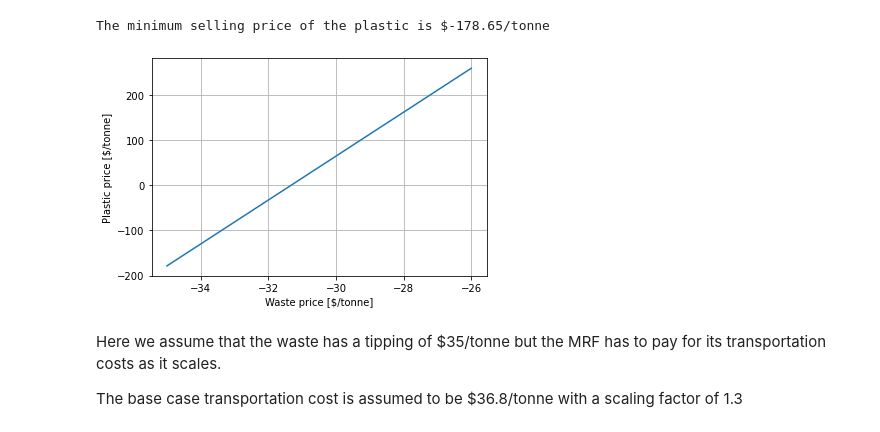
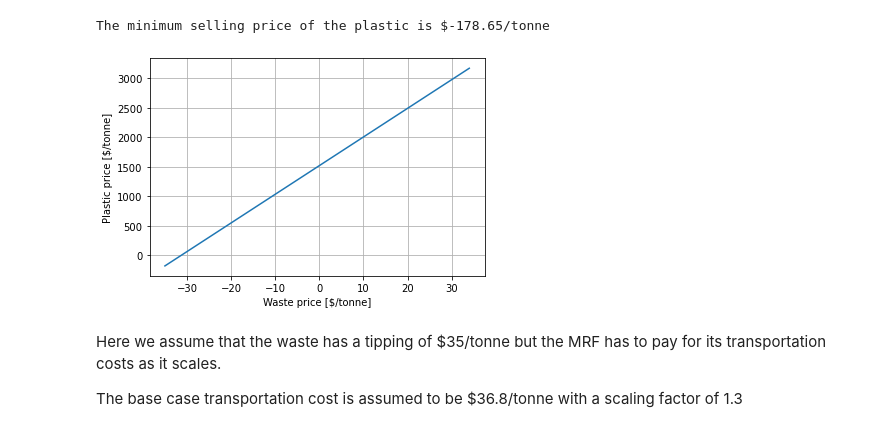
Before and after one commit to markjet7/mrf_economics, a Jupyter notebook: MRF Economics Sep 7.ipynb, the cells around one changed output. Saved outputs shown, nothing was run; the diff lists cells and outputs as text; code cells hidden in the pictures.

```diff
--- a/MRF Economics Sep 7.ipynb
+++ b/MRF Economics Sep 7.ipynb
@@ -156,7 +156,7 @@ plt.show()
 # %% [markdown]
 The waste price is based on an assumed tipping fee of $35/tonne.
 # %%
-waste.price = -0.035 # $/kg
+waste.price = -0.02 # $/kg
 plastic.price = 0.085 #$/kg
 residues.price = 0.04 #$/kg
 # %%
@@ -242,19 +244,19 @@ import matplotlib.pyplot as plt
 # %%
 waste_prices = []
 plastic_prices = []
 
-for wp in range(-35, -25, 1):
+for wp in range(-35, 35, 1):
     waste.price = wp/1000
     pp = tea.solve_price(plastic)
     waste_prices.append(wp)
     plastic_prices.append(pp*1000)
 
 plt.plot(waste_prices, plastic_prices)
 plt.xlabel("Waste price [$/tonne]")
 plt.ylabel("Plastic price [$/tonne]")
 plt.grid()
 # %% [output]
-[figure, old version]
+[figure, new version]
 # %% [markdown]
 Here we assume that the waste has a tipping of $35/tonne but the MRF has to pay for its transportation costs as it scales.
 
```
Also changed, not shown: parts of 4 cells of this notebook.
